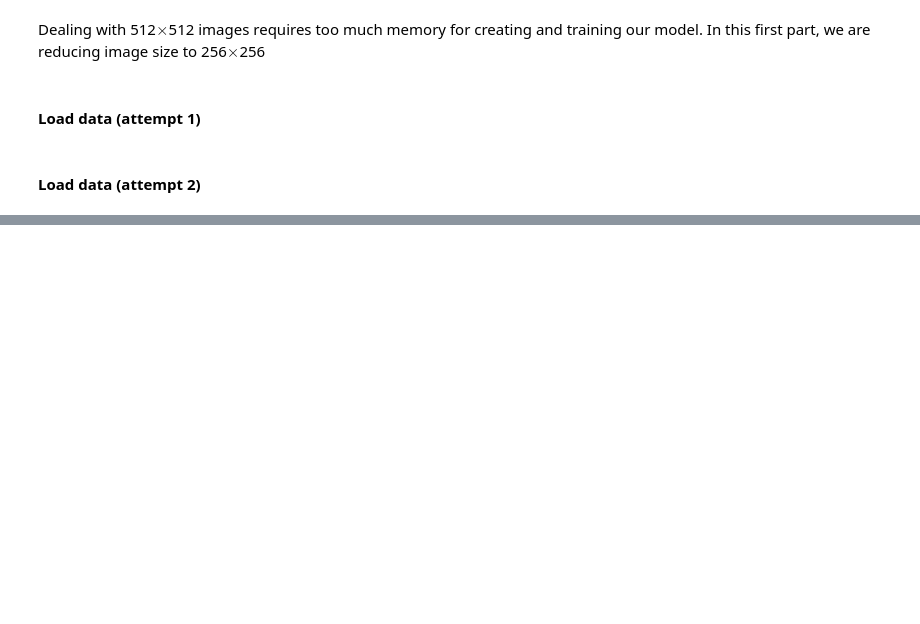
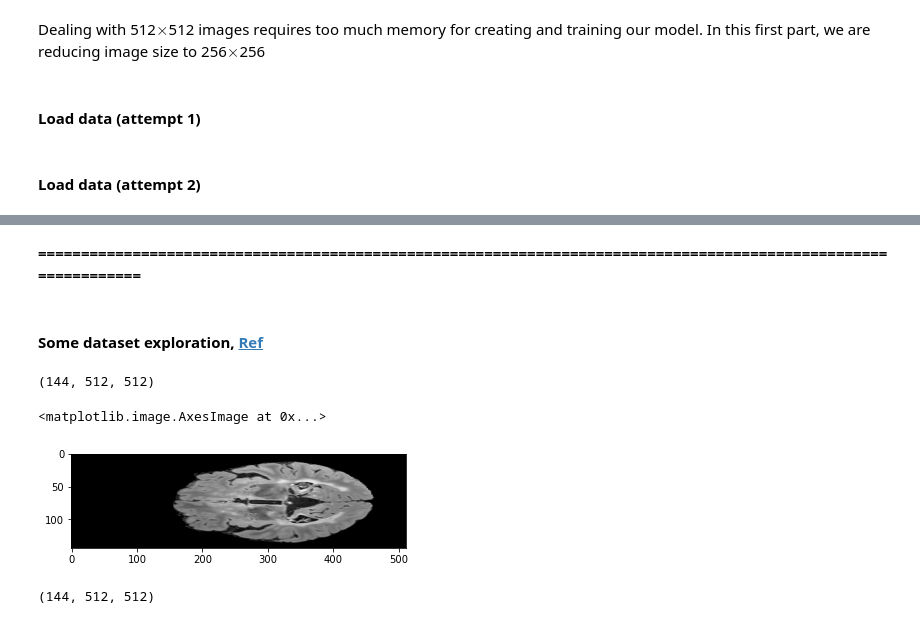
Before and after one commit to frblazquez/CNN_for_Multiple_Sclerosis, a Jupyter notebook: unet/unet_train.ipynb, the cells around one changed output, grey strips where cells are left out. Drawn from its saved outputs; the diff is of its cells as text; code cells hidden in the pictures; blank space fills up the shorter version.

Commit message:
U-Net training with MICCAI 2016 dataset

```diff
--- a/unet/unet_train.ipynb
+++ b/unet/unet_train.ipynb
@@ -101,0 +119,9 @@ train_masks= Tensor.fromarray(masks_nparray)
+# %%
+MICCAI_PATH = '/home/francisco/Documents/Universidad/5_Carrera/TFG_Computer_Science/datasets/miccai2016/'
+# %%
+imgs_path = [MICCAI_PATH + 'preprocessed/s'+str(i)+'/FLAIR_preprocessed.nii' for i in range(1,5)]
+masks_path= [MICCAI_PATH + 'unprocessed/s'+str(i)+'/Consensus.nii'           for i in range(1,5)]
+# %%
+imgs_np = [np.array(nib.load(img).dataobj) for img in imgs_path]
+msks_np = [np.array(nib.load(msk).dataobj) for msk in masks_path]
+msks_np = [msk/msk.max() for msk in msks_np]
@@ -101,0 +131,21 @@ train_masks= Tensor.fromarray(masks_nparray)
+# %% [markdown]
+**===============================================================================================================**
+# %% [markdown]
+#### Some dataset exploration, [Ref](https://dev.to/narendraanupoju/mri-data-processing-with-python-1jgg)
+# %%
+data = nib.load(imgs_path[0])
+image_data = data.get_fdata()
+image_data.shape
+# %% [output]
+(144, 512, 512)
+# %%
+plt.imshow(image_data[:,:,300], cmap="gray")
+# %% [output]
+<matplotlib.image.AxesImage at 0x...>
+[figure, added]
+# %%
+mask = nib.load(masks_path[0])
+mask_data = mask.get_fdata()
+mask_data.shape
+# %% [output]
+(144, 512, 512)
```
Also changed, not shown: parts of 7 cells of this notebook, 1 other file.
